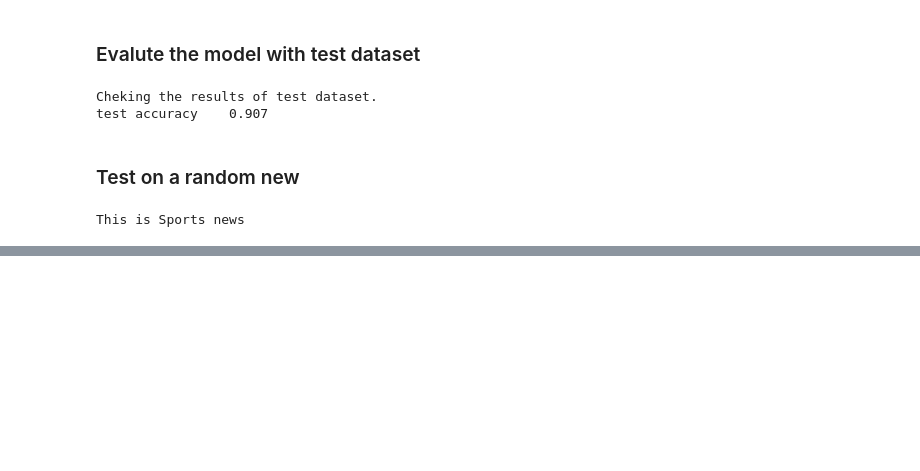
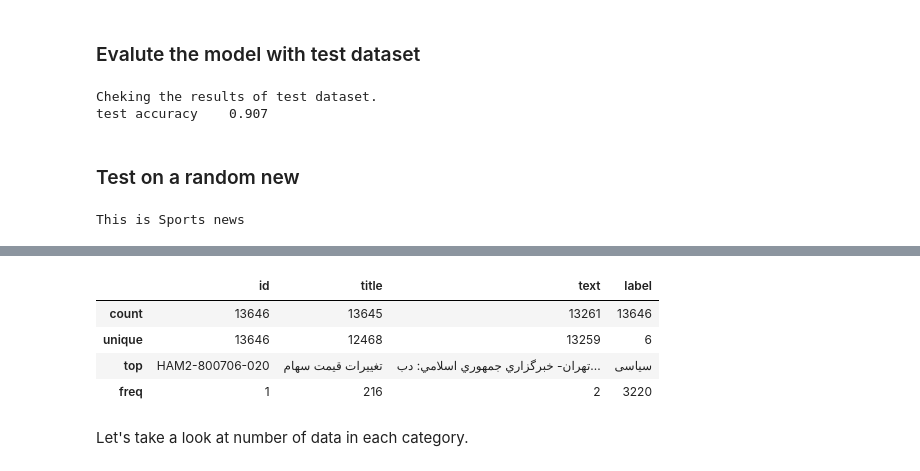
Before and after one commit to ZahraDehghani99/AI-Internship, a Jupyter notebook: Phase05_NLP_With_Neural_Networks/Phase05_NLP_With_Neural_Networks.ipynb, the cells around one changed output, grey strips where cells are left out. Saved outputs shown, nothing was run; the diff lists cells and outputs as text; code cells hidden in the pictures; blank space fills up the shorter version.

```diff
--- a/Phase05_NLP_With_Neural_Networks/Phase05_NLP_With_Neural_Networks.ipynb
+++ b/Phase05_NLP_With_Neural_Networks/Phase05_NLP_With_Neural_Networks.ipynb
@@ -375,0 +605,10 @@ len(os.listdir("/content/drive/MyDrive/AI-Internship/HAM2/2001"))
+# %%
+df.describe()
+# %% [output]
+|  | id | title | text | label |
+| count | 13646 | 13645 | 13261 | 13646 |
+| unique | 13646 | 12468 | 13259 | 6 |
+| top | HAM2-800706-020 | تغييرات قيمت سهام | تهران- خبرگزاري جمهوري اسلامي: دب... | سیاسی |
+| freq | 1 | 216 | 2 | 3220 |
+# %% [markdown]
+Let's take a look at number of data in each category.
```
Also changed, not shown: parts of 56 cells of this notebook.
